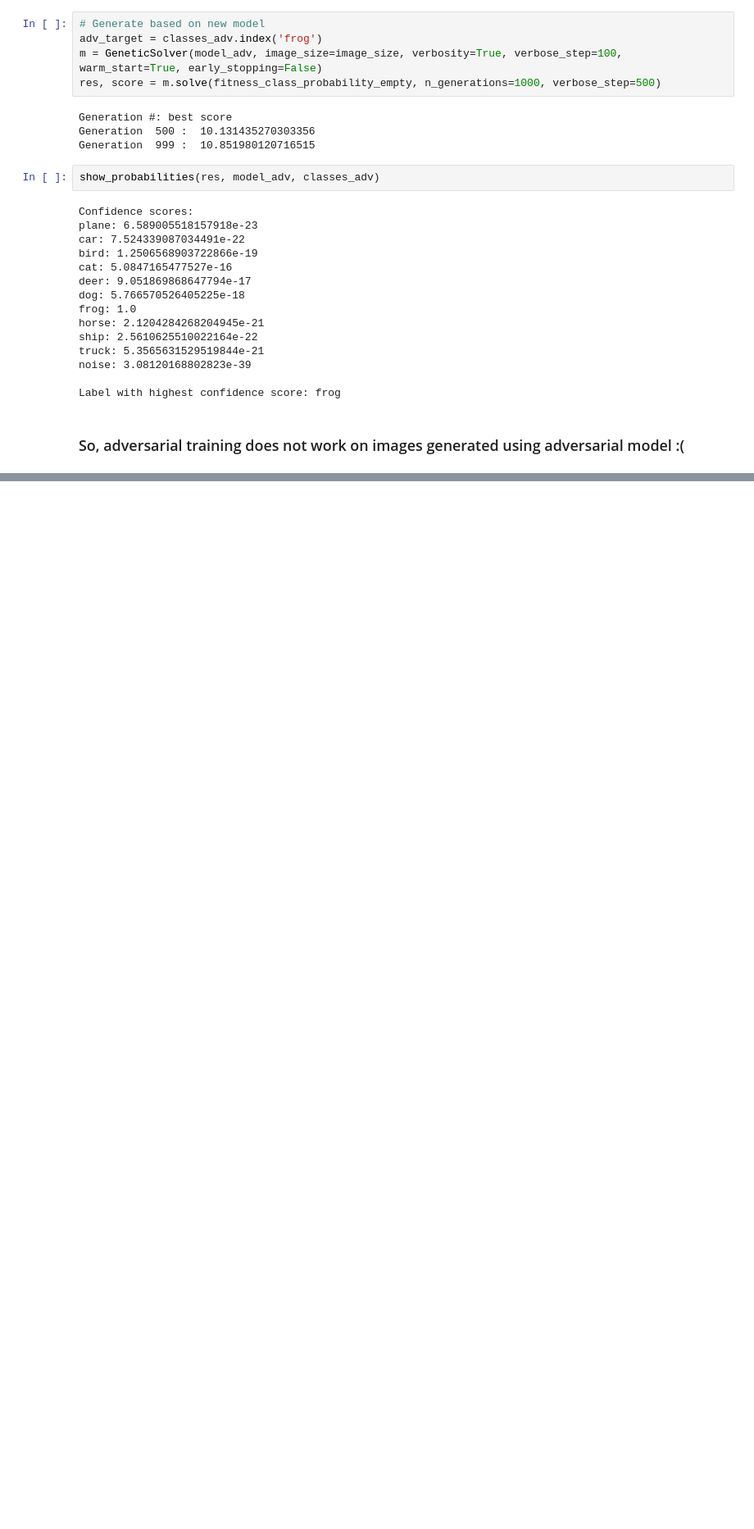
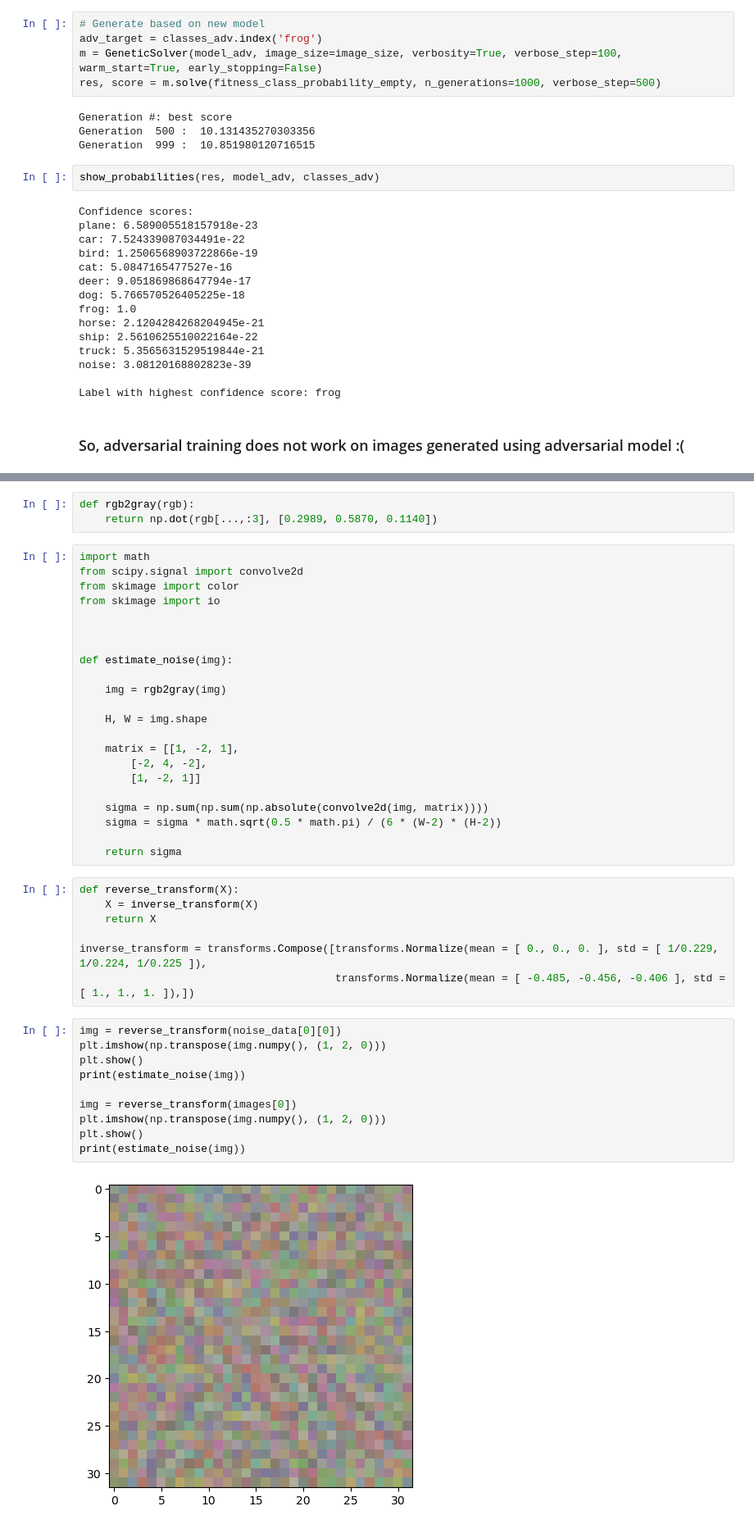
Before and after one commit to Rauyolo/Deep-Learning-course, a Jupyter notebook: Project/main.ipynb, the cells around one changed output, grey strips where cells are left out. Shown at 82% size. Saved outputs shown, nothing was run; the diff lists cells and outputs as text; blank space fills up the shorter version.

Commit message:
noise calculation for images

```diff
--- a/Project/main.ipynb
+++ b/Project/main.ipynb
@@ -739,0 +742,44 @@ Label with highest confidence score: frog
+# %%
+def rgb2gray(rgb):
+    return np.dot(rgb[...,:3], [0.2989, 0.5870, 0.1140])
+# %%
+import math
+from scipy.signal import convolve2d
+from skimage import color
+from skimage import io
+
+
+
+def estimate_noise(img):
+
+    img = rgb2gray(img)
+
+    H, W = img.shape
+
+    matrix = [[1, -2, 1],
+        [-2, 4, -2],
+        [1, -2, 1]]
+
+    sigma = np.sum(np.sum(np.absolute(convolve2d(img, matrix))))
+    sigma = sigma * math.sqrt(0.5 * math.pi) / (6 * (W-2) * (H-2))
+
+    return sigma
+# %%
+def reverse_transform(X):
+    X = inverse_transform(X)
+    return X
+
+inverse_transform = transforms.Compose([transforms.Normalize(mean = [ 0., 0., 0. ], std = [ 1/0.229, 1/0.224, 1/0.225 ]),
+                                        transforms.Normalize(mean = [ -0.485, -0.456, -0.406 ], std = [ 1., 1., 1. ]),])
+# %%
+img = reverse_transform(noise_data[0][0])
+plt.imshow(np.transpose(img.numpy(), (1, 2, 0)))
+plt.show()
+print(estimate_noise(img))
+
+img = reverse_transform(images[0])
+plt.imshow(np.transpose(img.numpy(), (1, 2, 0)))
+plt.show()
+print(estimate_noise(img))
+# %% [output]
+[figure, added]
```
Also changed, not shown: parts of 4 cells of this notebook.
